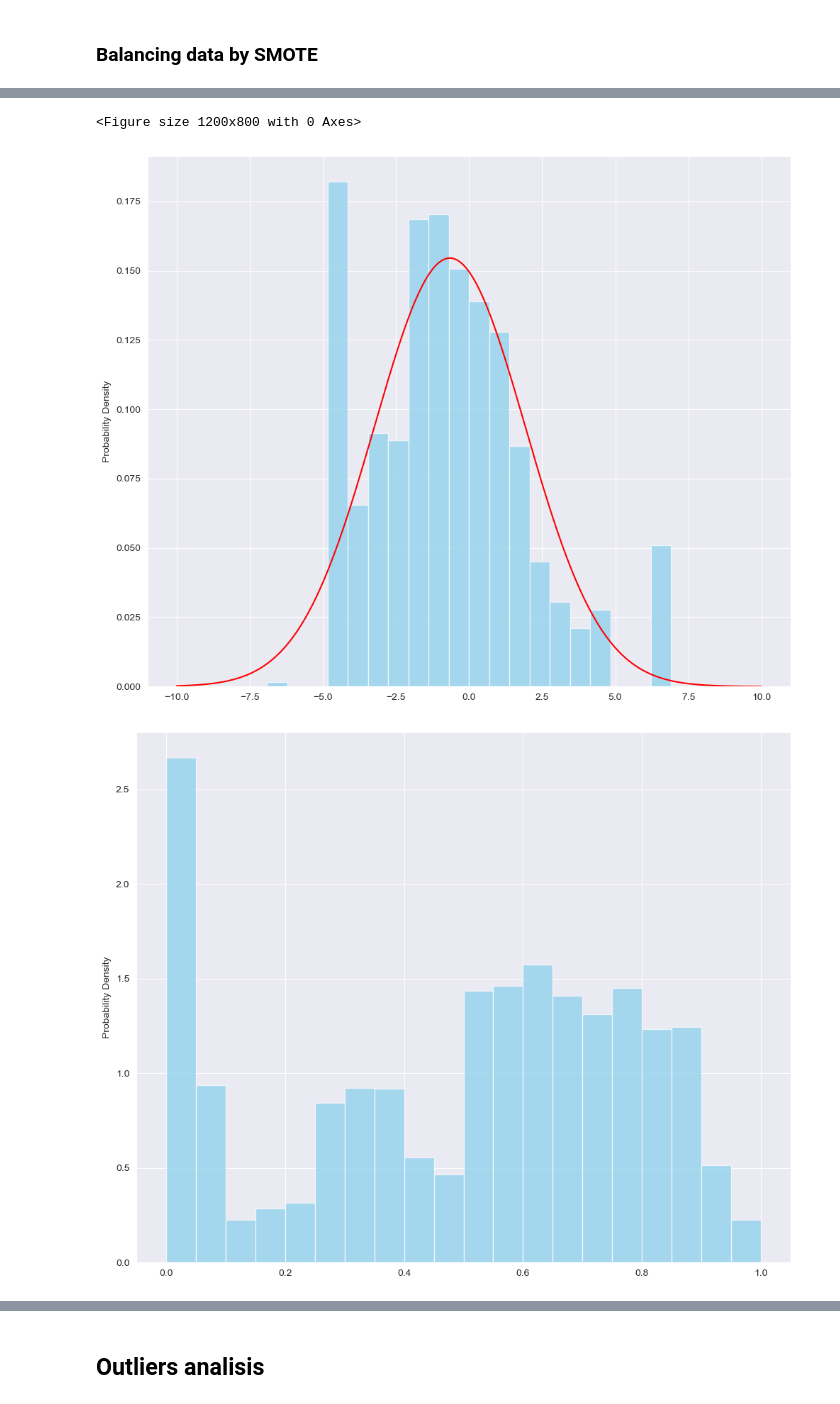
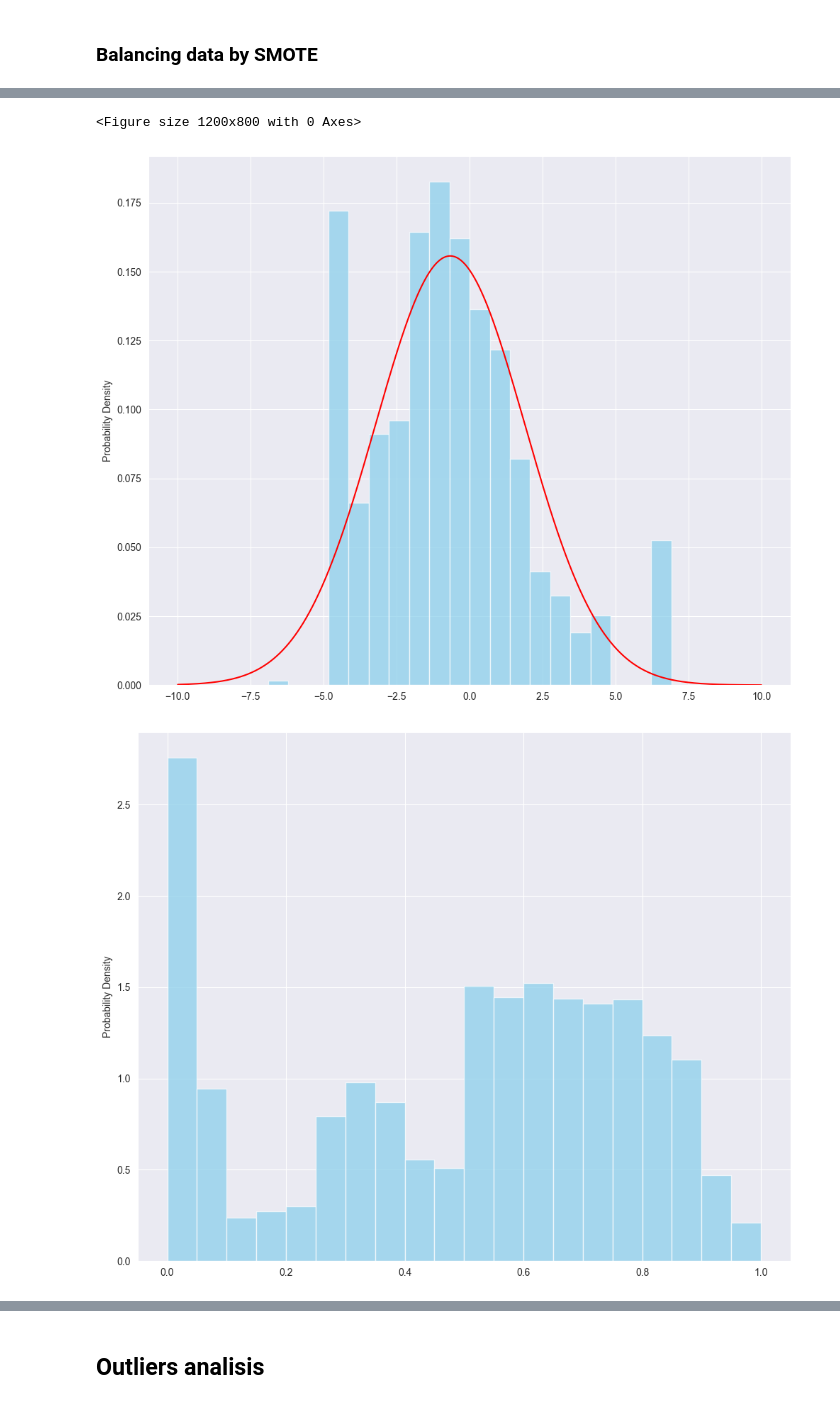
Before and after one commit to NikolozKordzakhia/Myauto, a Jupyter notebook: Mid-Term.ipynb, the cells around one changed output, grey strips where cells are left out. Cells and saved outputs as stored; diff of their text form; code cells hidden in the pictures.

```diff
--- a/Mid-Term.ipynb
+++ b/Mid-Term.ipynb
@@ -543,4 +542,5 @@ Shape of churn_1: (1661, 20)
+# %%
+X_train, X_test = scale_manually(X_train, X_test)
 # %%
-X_train, X_test, y_train, y_test = split_data(model_1_data, 0.8)
 train_data = pd.concat([pd.DataFrame(X_train), pd.DataFrame(y_train)], axis=1)
-train_data.columns = model_1_data.columns
+train_data.columns = model_data.columns
@@ -630,7 +628,7 @@ scaled_data_SMOT = scale(data_SMOT)
 # %%
-X_train_over = scaled_data_over.iloc[:, :-1].values
-y_train_over = scaled_data_over.iloc[:, -1].values
-handle_test(X_train_over, X_test, y_train_over, y_test)
+X_train_over = data_over.iloc[:, :-1]
+y_train_over = data_over.iloc[:, -1]
+handle_test(X_train_over.values, X_test, y_train_over.values, y_test.values)
 # %% [output]
 Outlier Border: 0.0
 Outlier Border: 1.0
@@ -684,15 +655,15 @@ hist(scaled_data_over['subscription_duration_in_months'], 'No')
 # %%
 epsilon = 1e-3
-scaled_data_over['subscription_duration_in_months'] = np.log((scaled_data_over['subscription_duration_in_months'] + epsilon) / (1 - scaled_data_over['subscription_duration_in_months'] + epsilon))
+X_train_over['subscription_duration_in_months'] = np.log((X_train_over['subscription_duration_in_months'] + epsilon) / (1 - X_train_over['subscription_duration_in_months'] + epsilon))
 
 plt.figure(figsize=(12, 8))
-hist(scaled_data_over['subscription_duration_in_months'], 'Yes')
+hist(X_train_over['subscription_duration_in_months'], 'Yes')
 # %% [output]
 <Figure size 1200x800 with 0 Axes>
-[figure, old version]
+[figure, new version]
 # %%
-hist(scaled_data_over['monthly_cost'], 'No')
+hist(X_train_over['monthly_cost'], 'No')
 # %% [output]
-[figure, old version]
+[figure, new version]
 # %%
 epsilon = 1e-3
```
Also changed, not shown: parts of 69 cells of this notebook.
